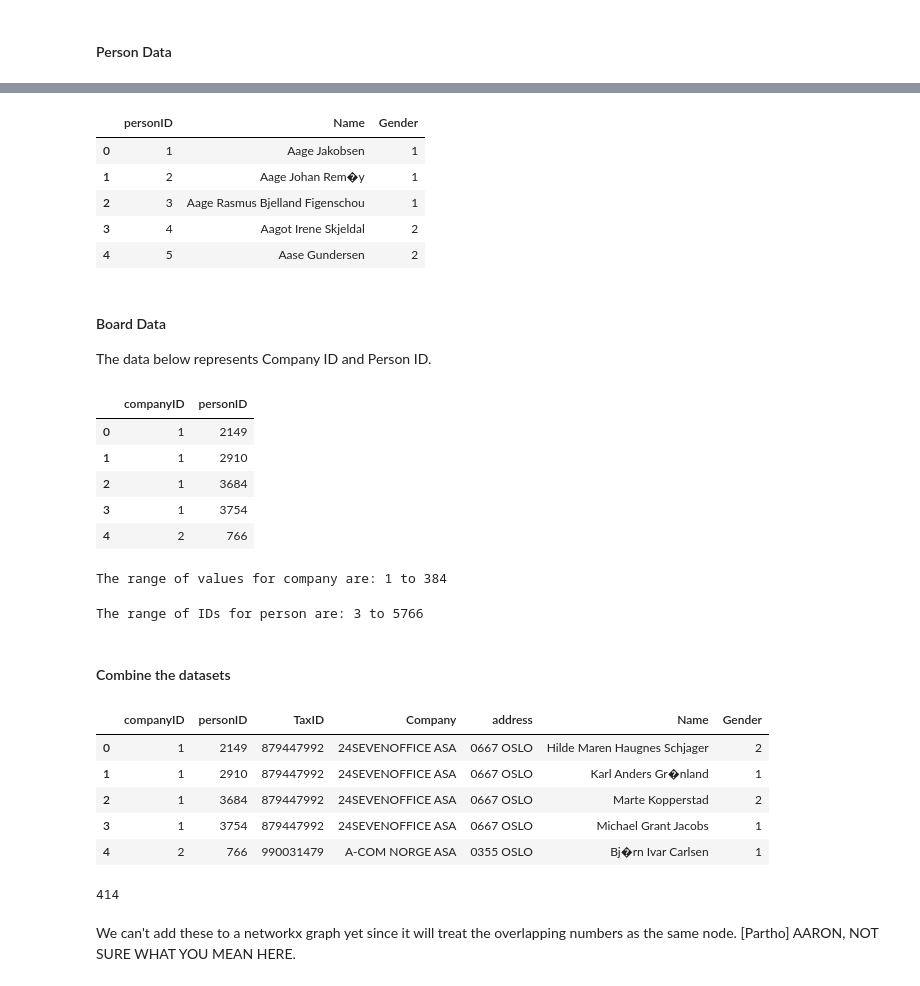
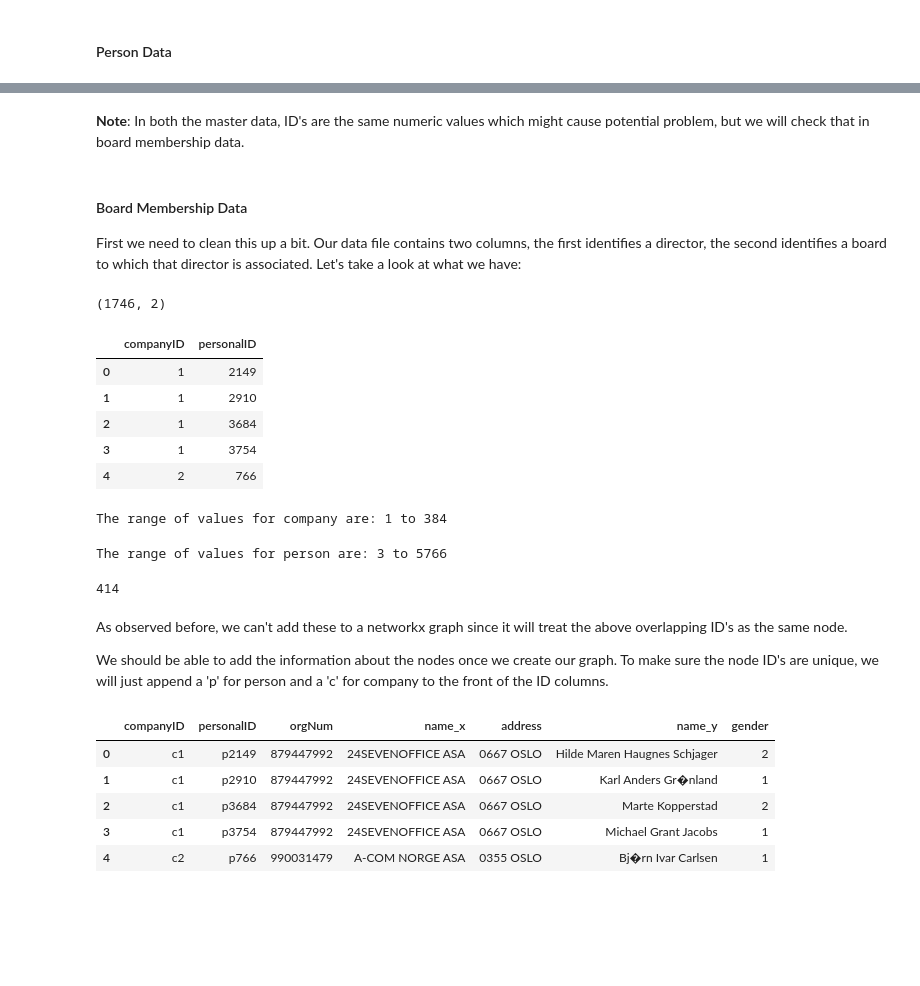
Before and after one commit to ajp619/is620_2modeNet, a Jupyter notebook: 2modeNet.ipynb, the cells around one changed output, grey strips where cells are left out. Drawn from its saved outputs; the diff is of its cells as text; code cells hidden in the pictures; blank space fills up the shorter version.

```diff
--- a/2modeNet.ipynb
+++ b/2modeNet.ipynb
@@ -49,36 +70,38 @@ comDF.head()
+# %% [markdown]
+**Note**: In both the master data, ID's are the same numeric values which might cause potential problem, but we will check that in board membership data.
+# %% [markdown]
+#### Board Membership Data
+
+First we need to clean this up a bit. Our data file contains two columns, the first identifies a director, the second identifies a board to which that director is associated. Let's take a look at what we have:
 # %%
-perDF = pd.read_csv("data_people.txt", sep=" ", header=None, names=["personID", "Name", "Gender"])
-perDF.head()
+netDF = pd.read_csv("net2m_2011-08-01.txt", sep=" ",
+                    header=None, names=["companyID", "personalID"])
+print netDF.shape
+netDF.head()
 # %% [output]
+(1746, 2)
-|  | personID | Name | Gender |
-| 0 | 1 | Aage Jakobsen | 1 |
-| 1 | 2 | Aage Johan Rem�y | 1 |
-| 2 | 3 | Aage Rasmus Bjelland Figenschou | 1 |
-| 3 | 4 | Aagot Irene Skjeldal | 2 |
-| 4 | 5 | Aase Gundersen | 2 |
+|  | companyID | personalID |
+| 0 | 1 | 2149 |
+| 1 | 1 | 2910 |
+| 2 | 1 | 3684 |
+| 3 | 1 | 3754 |
+| 4 | 2 | 766 |
-# %% [markdown]
-#### Board Data
-
-The data below represents Company ID and Person ID.
-# %%
-netDF = pd.read_csv("net2m_2011-08-01.txt", sep=" ", header=None, names=["companyID", "personID"])
-netDF.head()
-# %% [output]
-|  | companyID | personID |
-| 0 | 1 | 2149 |
-| 1 | 1 | 2910 |
-| 2 | 1 | 3684 |
-| 3 | 1 | 3754 |
-| 4 | 2 | 766 |
 # %%
 print "The range of values for company are: {} to {}".format(netDF.companyID.min(),
                                                              netDF.companyID.max())
 # %% [output]
 The range of values for company are: 1 to 384
 # %%
-print "The range of IDs for person are: {} to {}".format(netDF.personID.min(),
-                                                            netDF.personID.max())
+print "The range of values for person are: {} to {}".format(netDF.personalID.min(),
+                                                            netDF.personalID.max())
 # %% [output]
-The range of IDs for person are: 3 to 5766
+The range of values for person are: 3 to 5766
-# %% [markdown]
-#### Combine the datasets
+# %%
+# Quick sense for the number of  overlaping values
+sum([i in netDF.personalID.values for i in netDF.companyID.values])
+# %% [output]
+414
+# %% [markdown]
+As observed before, we can't add these to a networkx graph since it will treat the above overlapping ID's as the same node.
+
+We should be able to add the information about the nodes once we create our graph. To make sure the node ID's are unique, we will just append a 'p' for person and a 'c' for company to the front of the ID columns.
@@ -85,18 +115,11 @@ The range of IDs for person are: 3 to 5766
 # %%
-mrgDF = pd.merge(netDF, comDF, on='companyID', how='inner')
-mrgDF = pd.merge(mrgDF, perDF, on='personID', how='inner')
+mrgDF = pd.merge(netDF, companyDF, on='companyID', how='inner')
+mrgDF = pd.merge(mrgDF, peopleDF, on='personalID', how='inner')
 mrgDF.head()
 # %% [output]
-|  | companyID | personID | TaxID | Company | address | Name | Gender |
-| 0 | 1 | 2149 | 879447992 | 24SEVENOFFICE ASA | 0667 OSLO | Hilde Maren Haugnes Schjager | 2 |
-| 1 | 1 | 2910 | 879447992 | 24SEVENOFFICE ASA | 0667 OSLO | Karl Anders Gr�nland | 1 |
-| 2 | 1 | 3684 | 879447992 | 24SEVENOFFICE ASA | 0667 OSLO | Marte Kopperstad | 2 |
-| 3 | 1 | 3754 | 879447992 | 24SEVENOFFICE ASA | 0667 OSLO | Michael Grant Jacobs | 1 |
-| 4 | 2 | 766 | 990031479 | A-COM NORGE ASA | 0355 OSLO | Bj�rn Ivar Carlsen | 1 |
+|  | companyID | personalID | orgNum | name_x | address | name_y | gender |
+| 0 | c1 | p2149 | 879447992 | 24SEVENOFFICE ASA | 0667 OSLO | Hilde Maren Haugnes Schjager | 2 |
+| 1 | c1 | p2910 | 879447992 | 24SEVENOFFICE ASA | 0667 OSLO | Karl Anders Gr�nland | 1 |
+| 2 | c1 | p3684 | 879447992 | 24SEVENOFFICE ASA | 0667 OSLO | Marte Kopperstad | 2 |
+| 3 | c1 | p3754 | 879447992 | 24SEVENOFFICE ASA | 0667 OSLO | Michael Grant Jacobs | 1 |
+| 4 | c2 | p766 | 990031479 | A-COM NORGE ASA | 0355 OSLO | Bj�rn Ivar Carlsen | 1 |
-# %%
-# Quick sense for the number of  overlaping values
-sum([i in netDF.personID.values for i in netDF.companyID.values])
-# %% [output]
-414
-# %% [markdown]
-We can't add these to a networkx graph yet since it will treat the overlapping numbers as the same node. [Partho] AARON, NOT SURE WHAT YOU MEAN HERE.
```
Also changed, not shown: parts of 24 cells of this notebook.
